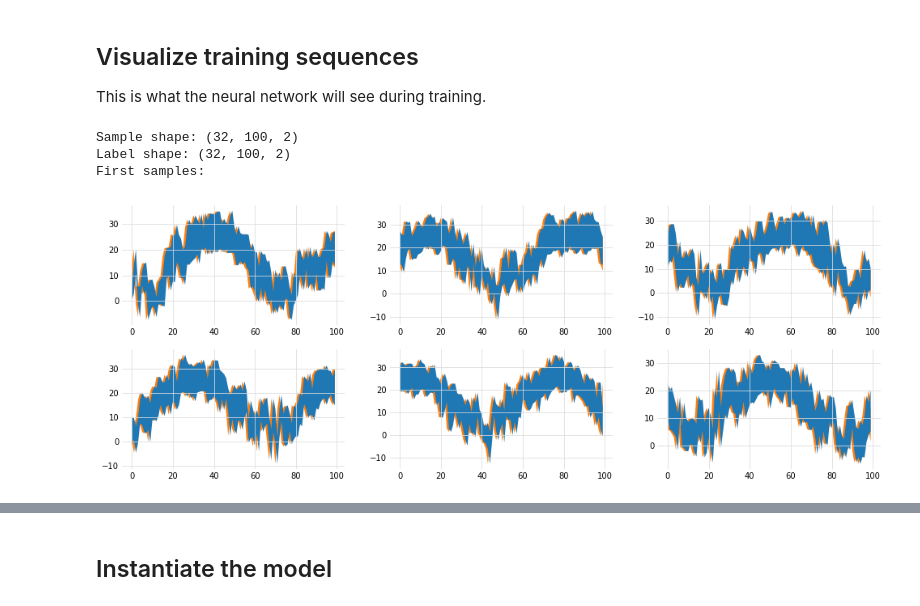
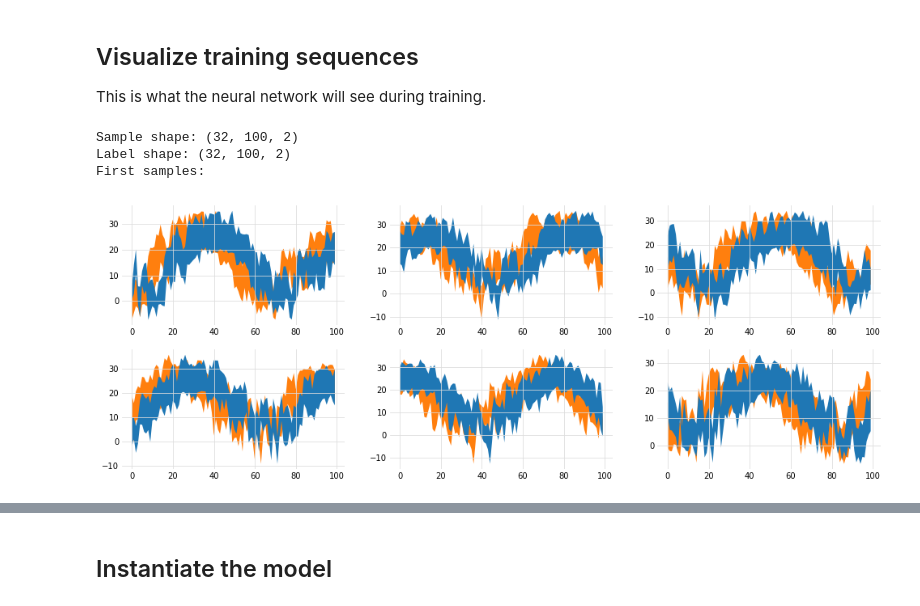
Before and after one commit to dnadamson/tensorflow-rnn-tutorial, a Jupyter notebook: tutorial/01_RNN_generator_temperatures_multisite.ipynb, the cells around one changed output, grey strips where cells are left out. Drawn from its saved outputs; the diff is of its cells as text; code cells hidden in the pictures.

```diff
--- a/tutorial/01_RNN_generator_temperatures_multisite.ipynb
+++ b/tutorial/01_RNN_generator_temperatures_multisite.ipynb
@@ -17,6 +17,7 @@ import utils_prettystyle
 # %% [markdown]
 ## Hyperparameters
 # %%
+N_FORWARD = 8       # train the network to predict N in advance (traditionnally 1)
 RESAMPLE_BY = 5     # averaging period in days (training on daily data is too much)
 RNN_CELLSIZE = 100  # size of the RNN cells
 NLAYERS = 2         # number of stacked RNN cells (needed for tensor shapes but code must be changed manually)
@@ -119,26 +120,26 @@ This is what the neural network will see during training.
 # %%
 # The function rnn_sampling_sequencer puts one weather station per line in a batch
 # and continues with data from the same station in corresponding lines in the next batch.
 subplot = 231
-for samples, labels, epoch in utils_batching.rnn_sampling_sequencer(data, RESAMPLE_BY, SEQLEN, nb_epochs=1):
+for samples, labels, epoch in utils_batching.rnn_sampling_sequencer(data, RESAMPLE_BY, N_FORWARD, SEQLEN, nb_epochs=1):
     plt.subplot(subplot)
     tmin,tmax = np.split(samples[0], 2, axis=1)
     tmin,tmax = np.squeeze([tmin, tmax])
     plt.fill_between(np.arange(tmin.shape[0]), tmin, tmax)
     tmin,tmax = np.split(labels[0], 2, axis=1)
     tmin,tmax = np.squeeze([tmin, tmax])
     plt.fill_between(np.arange(tmin.shape[0]), tmin, tmax).set_zorder(-1)
     subplot += 1
     if subplot==237: break
 print("Sample shape: " + str(samples.shape))
 print("Label shape: " + str(labels.shape))
 print("First samples:")
 plt.show()
 # %% [output]
 Sample shape: (32, 100, 2)
 Label shape: (32, 100, 2)
 First samples:
-[figure, old version]
+[figure, new version]
 # %% [markdown]
 ## The model definition
 When executed, this function instantiates the Tensorflow graph for our model.
```
Also changed, not shown: parts of 7 cells of this notebook, 1 other file.
